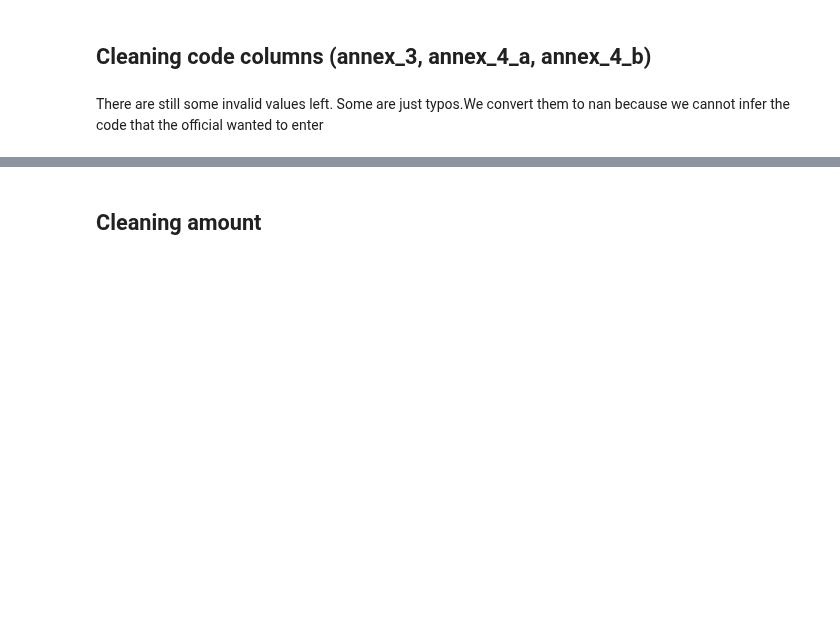
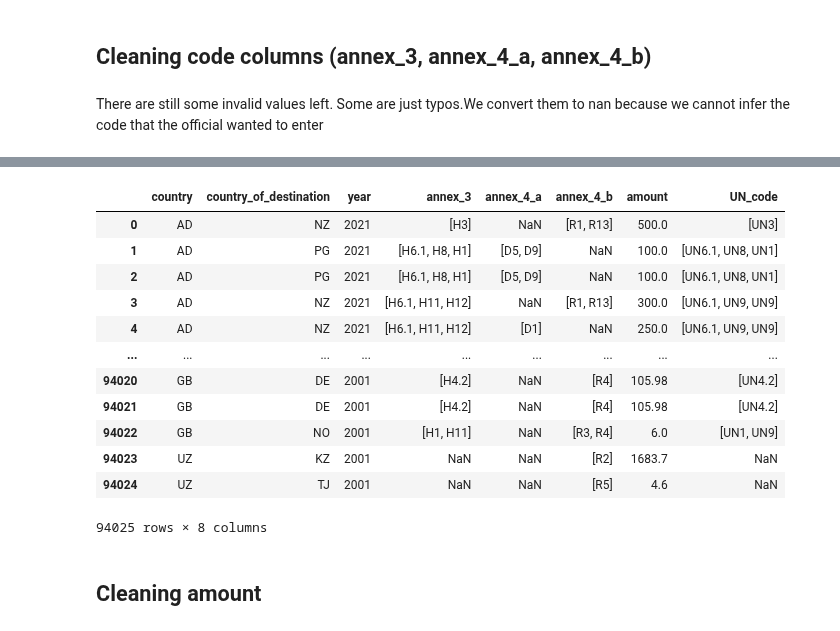
Before and after one commit to jstet/Basel_Convention_Scraper, a Jupyter notebook: data_processing/processing.ipynb, the cells around one changed output, grey strips where cells are left out. Saved outputs shown, nothing was run; the diff lists cells and outputs as text; code cells hidden in the pictures; blank space fills up the shorter version.

```diff
--- a/data_processing/processing.ipynb
+++ b/data_processing/processing.ipynb
@@ -220,3 +244,19 @@ df["annex_4_b"] = df.apply(lambda x: func(x["annex_4_b"], unique_items_a_4_b), a
+# %%
+df
+# %% [output]
+|  | country | country_of_destination | year | annex_3 | annex_4_a | annex_4_b | amount | UN_code |
+| 0 | AD | NZ | 2021 | [H3] | NaN | [R1, R13] | 500.0 | [UN3] |
+| 1 | AD | PG | 2021 | [H6.1, H8, H1] | [D5, D9] | NaN | 100.0 | [UN6.1, UN8, UN1] |
+| 2 | AD | PG | 2021 | [H6.1, H8, H1] | [D5, D9] | NaN | 100.0 | [UN6.1, UN8, UN1] |
+| 3 | AD | NZ | 2021 | [H6.1, H11, H12] | NaN | [R1, R13] | 300.0 | [UN6.1, UN9, UN9] |
+| 4 | AD | NZ | 2021 | [H6.1, H11, H12] | [D1] | NaN | 250.0 | [UN6.1, UN9, UN9] |
+| ... | ... | ... | ... | ... | ... | ... | ... | ... |
+| 94020 | GB | DE | 2001 | [H4.2] | NaN | [R4] | 105.98 | [UN4.2] |
+| 94021 | GB | DE | 2001 | [H4.2] | NaN | [R4] | 105.98 | [UN4.2] |
+| 94022 | GB | NO | 2001 | [H1, H11] | NaN | [R3, R4] | 6.0 | [UN1, UN9] |
+| 94023 | UZ | KZ | 2001 | NaN | NaN | [R2] | 1683.7 | NaN |
+| 94024 | UZ | TJ | 2001 | NaN | NaN | [R5] | 4.6 | NaN |
+94025 rows × 8 columns
 # %% [markdown]
 ## Cleaning amount
 # %%
```
Also changed, not shown: parts of 15 cells of this notebook.
